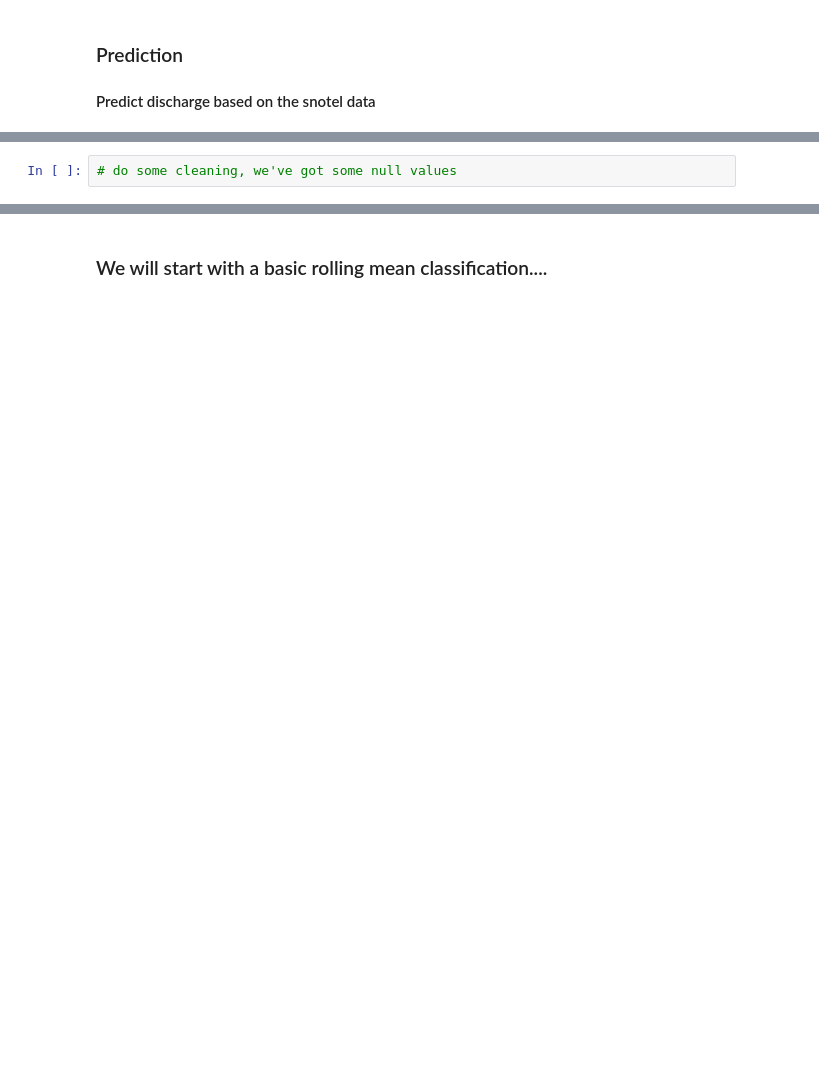
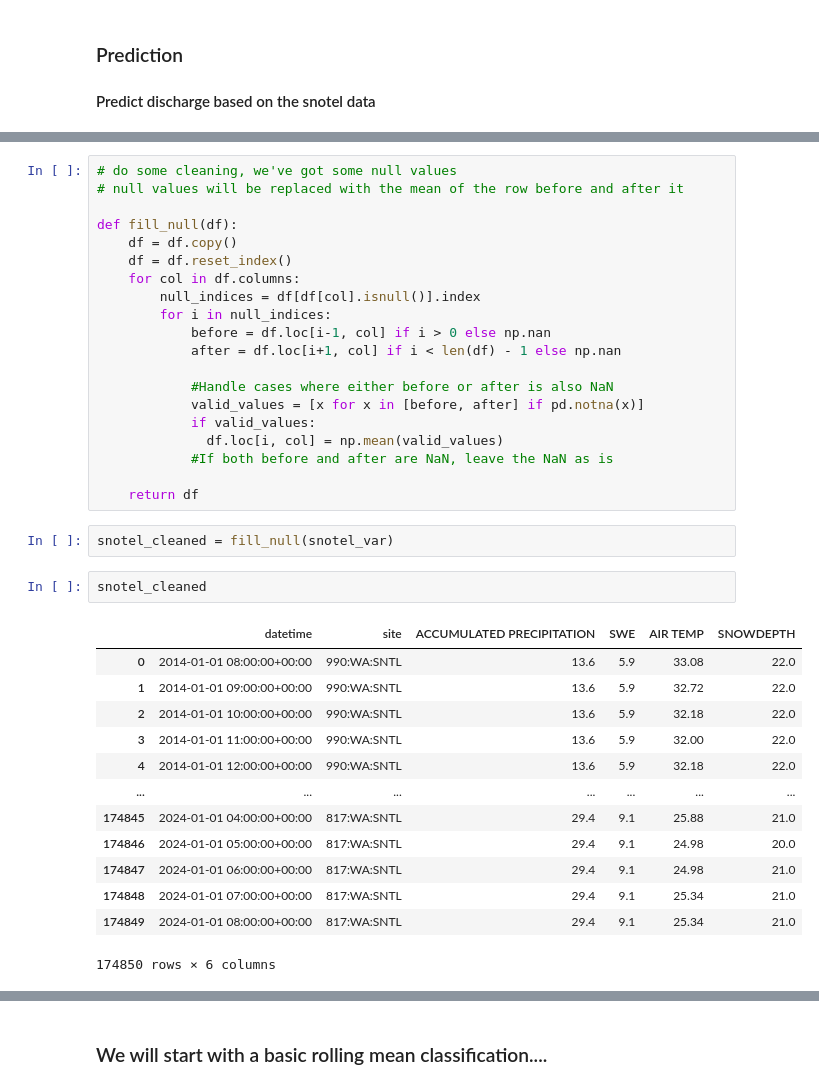
Before and after one commit to UW-GDA/FlakesAndFlows, a Jupyter notebook: notebooks/analysis/EDA.ipynb, the cells around one changed output, grey strips where cells are left out. Cells and saved outputs as stored; diff of their text form; blank space fills up the shorter version.

```diff
--- a/notebooks/analysis/EDA.ipynb
+++ b/notebooks/analysis/EDA.ipynb
@@ -103,3 +170,39 @@ snotel_df
 # %%
 # do some cleaning, we've got some null values
+# null values will be replaced with the mean of the row before and after it
+
+def fill_null(df):
+    df = df.copy()
+    df = df.reset_index()
+    for col in df.columns:
+        null_indices = df[df[col].isnull()].index
+        for i in null_indices:
+            before = df.loc[i-1, col] if i > 0 else np.nan
+            after = df.loc[i+1, col] if i < len(df) - 1 else np.nan
+
+            #Handle cases where either before or after is also NaN
+            valid_values = [x for x in [before, after] if pd.notna(x)]
+            if valid_values:
+              df.loc[i, col] = np.mean(valid_values)
+            #If both before and after are NaN, leave the NaN as is
+
+    return df
+# %%
+snotel_cleaned = fill_null(snotel_var)
+# %%
+snotel_cleaned
+# %% [output]
+|  | datetime | site | ACCUMULATED PRECIPITATION | SWE | AIR TEMP | SNOWDEPTH |
+| 0 | 2014-01-01 08:00:00+00:00 | 990:WA:SNTL | 13.6 | 5.9 | 33.08 | 22.0 |
+| 1 | 2014-01-01 09:00:00+00:00 | 990:WA:SNTL | 13.6 | 5.9 | 32.72 | 22.0 |
+| 2 | 2014-01-01 10:00:00+00:00 | 990:WA:SNTL | 13.6 | 5.9 | 32.18 | 22.0 |
+| 3 | 2014-01-01 11:00:00+00:00 | 990:WA:SNTL | 13.6 | 5.9 | 32.00 | 22.0 |
+| 4 | 2014-01-01 12:00:00+00:00 | 990:WA:SNTL | 13.6 | 5.9 | 32.18 | 22.0 |
+| ... | ... | ... | ... | ... | ... | ... |
+| 174845 | 2024-01-01 04:00:00+00:00 | 817:WA:SNTL | 29.4 | 9.1 | 25.88 | 21.0 |
+| 174846 | 2024-01-01 05:00:00+00:00 | 817:WA:SNTL | 29.4 | 9.1 | 24.98 | 20.0 |
+| 174847 | 2024-01-01 06:00:00+00:00 | 817:WA:SNTL | 29.4 | 9.1 | 24.98 | 21.0 |
+| 174848 | 2024-01-01 07:00:00+00:00 | 817:WA:SNTL | 29.4 | 9.1 | 25.34 | 21.0 |
+| 174849 | 2024-01-01 08:00:00+00:00 | 817:WA:SNTL | 29.4 | 9.1 | 25.34 | 21.0 |
+174850 rows × 6 columns
 # %%
```
Also changed, not shown: parts of 17 cells of this notebook.
